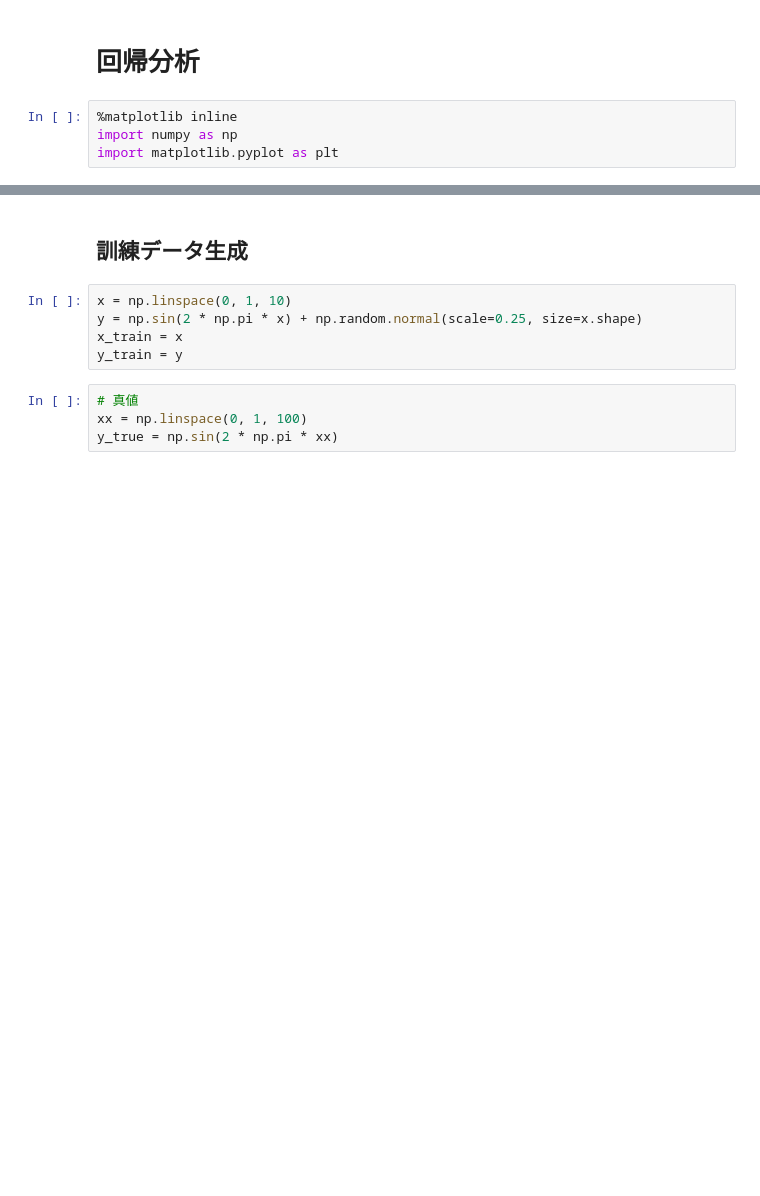
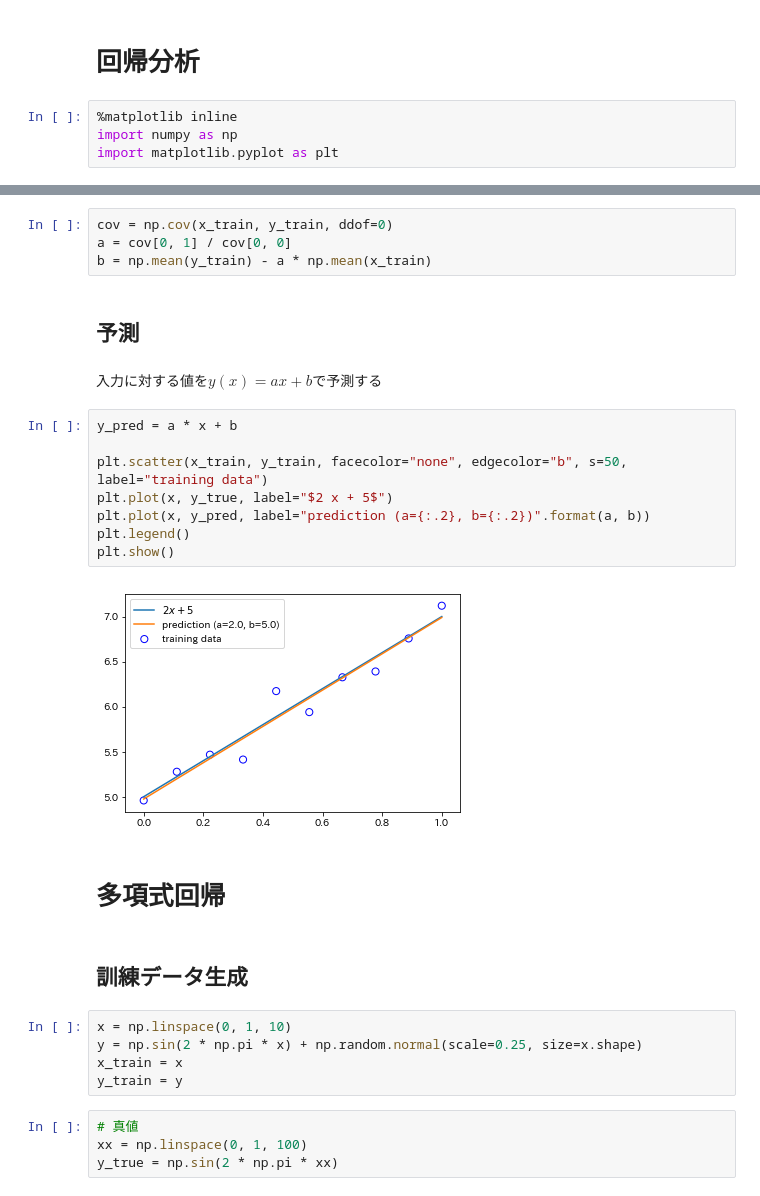
Before and after one commit to wattan0/ml_jupyter2, a Jupyter notebook: regression.ipynb, the cells around one changed output, grey strips where cells are left out. Drawn from its saved outputs; the diff is of its cells as text; blank space fills up the shorter version.

```diff
--- a/regression.ipynb
+++ b/regression.ipynb
@@ -7,3 +88,23 @@ import matplotlib.pyplot as plt
+# %%
+cov = np.cov(x_train, y_train, ddof=0)
+a = cov[0, 1] / cov[0, 0]
+b = np.mean(y_train) - a * np.mean(x_train)
+# %% [markdown]
+## 予測
+# %% [markdown]
+入力に対する値を$y(x) = a x + b$で予測する
+# %%
+y_pred = a * x + b
+
+plt.scatter(x_train, y_train, facecolor="none", edgecolor="b", s=50, label="training data")
+plt.plot(x, y_true, label="$2 x + 5$")
+plt.plot(x, y_pred, label="prediction (a={:.2}, b={:.2})".format(a, b))
+plt.legend()
+plt.show()
+# %% [output]
+[figure, added]
+# %% [markdown]
+# 多項式回帰
 # %% [markdown]
 ## 訓練データ生成
 # %%
```
Also changed, not shown: parts of 22 cells of this notebook, 2 other files.
